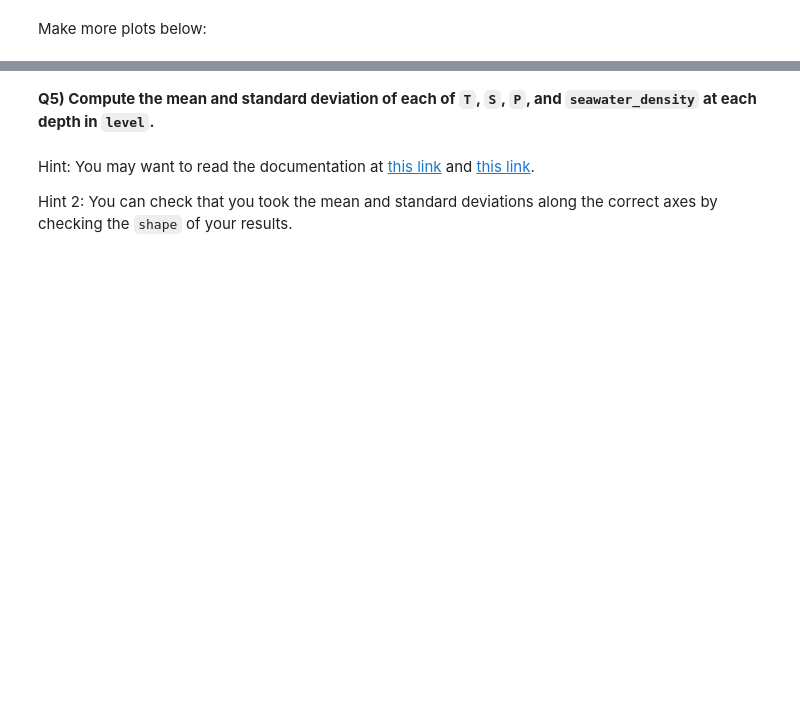
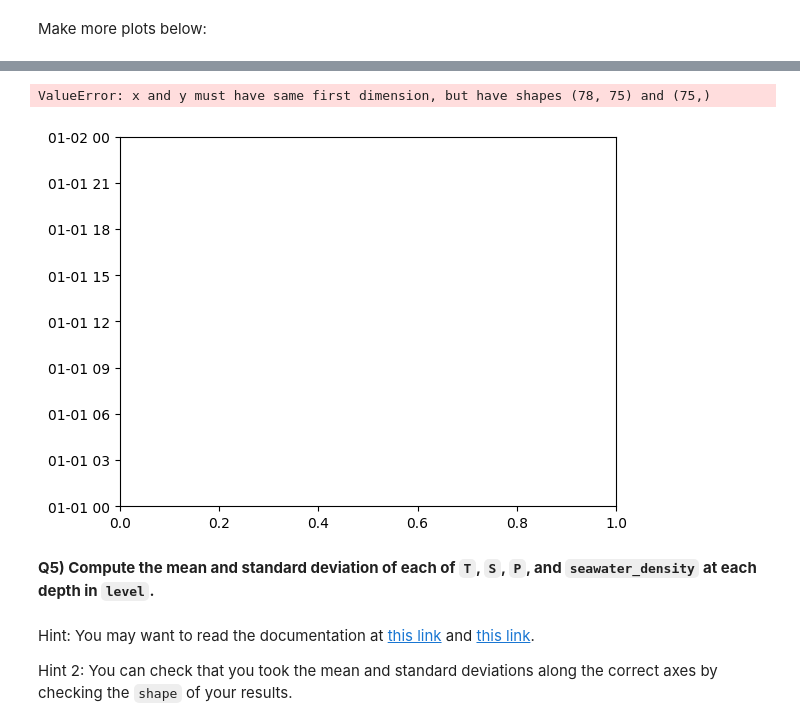
Before and after one commit to Lipow17/2024_Intro_Python, a Jupyter notebook: W2_S1.ipynb, the cells around one changed output, grey strips where cells are left out. Drawn from its saved outputs; the diff is of its cells as text; code cells hidden in the pictures; blank space fills up the shorter version.

```diff
--- a/W2_S1.ipynb
+++ b/W2_S1.ipynb
@@ -170,3 +223,5 @@ ___ = ___
+# %%
+RelDens = a * S + b * T + c * (T**2)
 # %% [markdown]
 **Q4) Make a plot for each column of data in `T`, `S`, `P`, and
 `relative_density` (four plots)**
@@ -194,3 +268,11 @@ Make more plots below:
+# %%
+plt.plot(RelDens,levels);
+plt.xlabel('Relative density [kg/m3]')
+plt.ylabel('Depth level [m]')
+plt.title('Relative density profile at different levels')
+# %% [output]
+ValueError: x and y must have same first dimension, but have shapes (78, 75) and (75,)
+[figure, added]
 # %% [markdown]
 **Q5) Compute the mean and standard deviation of each of `T`, `S`, `P`, and `seawater_density` at each depth in `level`.**
 # %% [markdown]
```
Also changed, not shown: parts of 40 cells of this notebook.
